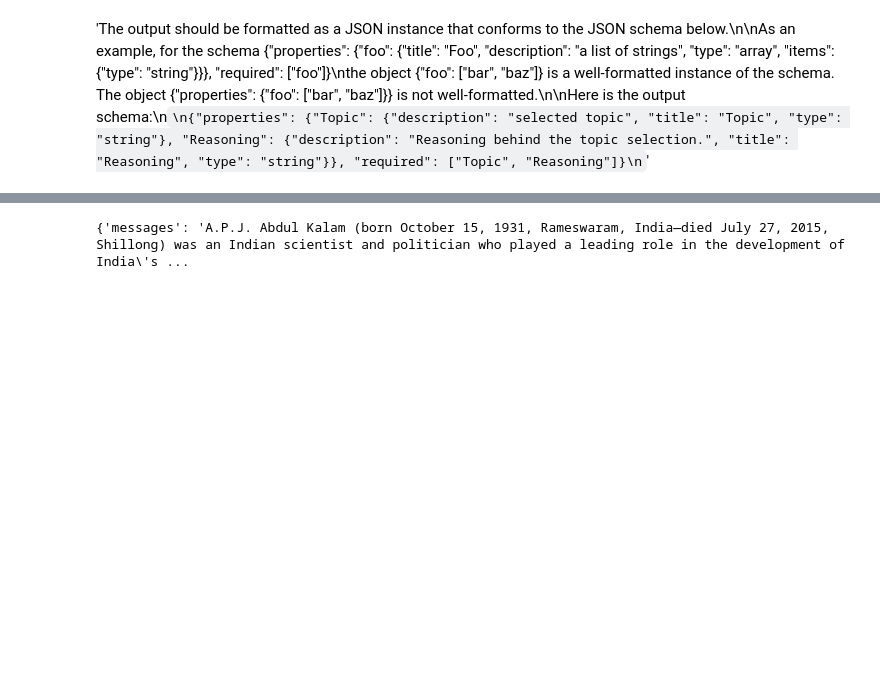
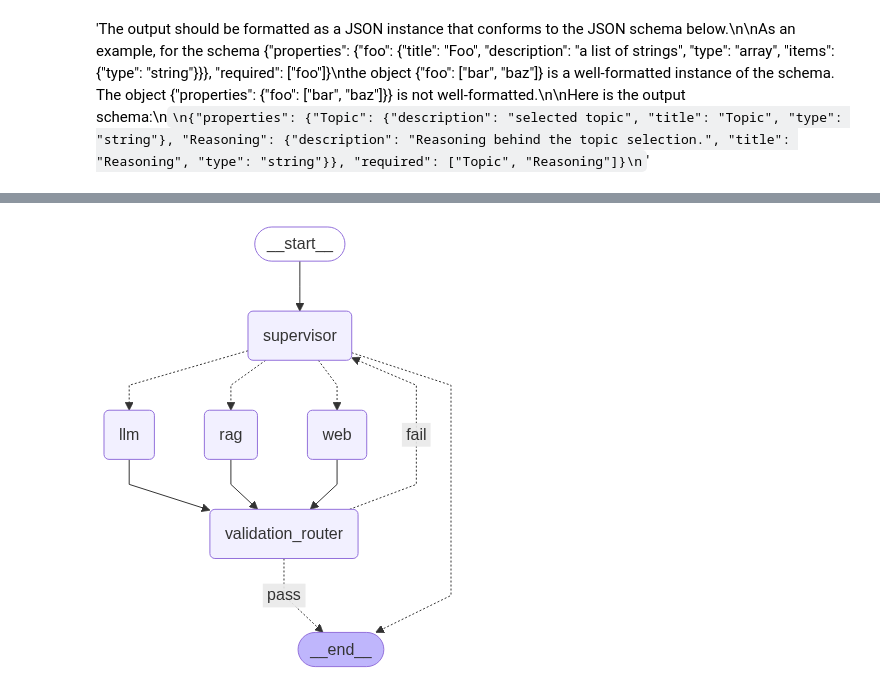
Before and after one commit to bhagwat-chate/agentic-RAG-with-supervisor-node, a Jupyter notebook: notebook/agentic-ai-RAG-with-supervisor-validator.ipynb, the cells around one changed output, grey strips where cells are left out. Drawn from its saved outputs; the diff is of its cells as text; code cells hidden in the pictures; blank space fills up the shorter version.

Commit message:
workflow with partial llm route

```diff
--- a/notebook/agentic-ai-RAG-with-supervisor-validator.ipynb
+++ b/notebook/agentic-ai-RAG-with-supervisor-validator.ipynb
@@ -306,6 +295,7 @@ parser.get_format_instructions()
 # %%
 class AgentState(TypedDict):
     messages: Annotated[Sequence[BaseMessage], operator.add]
+    validation_passed: bool
 # %%
 # supervisor function
 def supervisor(state: AgentState):
@@ -385,6 +410,12 @@ def web_crawler(state: AgentState):
-# %%
-web_crawler({
-    'messages': "APJ Abdul Kalam's first name?"
-})
-# %% [output]
-{'messages': 'A.P.J. Abdul Kalam (born October 15, 1931, Rameswaram, India—died July 27, 2015, Shillong) was an Indian scientist and politician who played a leading role in the development of India\'s ...
+# %%
+# router function: rag, llm, web
+
+def router(state: AgentState):
+    message = state['messages'][-1]
+
+    if 'rag' in message:
+        return 'rag'
+    elif 'web' in message:
+        return 'web'
+    elif 'llm' in message:
+        return 'llm'
@@ -390,0 +502,31 @@ web_crawler({
+# %%
+workflow = StateGraph(AgentState)
+
+workflow.add_node('supervisor', supervisor)
+workflow.add_node('rag', rag)
+workflow.add_node('llm', llm)
+workflow.add_node('web', web)
+workflow.add_node('validation_router', validation_router)
+
+workflow.add_conditional_edges('supervisor', router, {
+    'rag': 'rag',
+    'web': 'web',
+    'llm': 'llm'
+})
+
+workflow.add_edge('rag', 'validation_router')
+workflow.add_edge('llm', 'validation_router')
+workflow.add_edge('web', 'validation_router')
+
+workflow.add_conditional_edges('validation_router', validation_router, {
+    'pass': '__end__',
+    'fail': 'supervisor'
+})
+
+workflow.set_entry_point('supervisor')
+workflow.add_edge("validation_router", END)  # NOT set_finish_point('__end__')
+
+app = workflow.compile()
+display(Image(app.get_graph().draw_mermaid_png()))
+# %% [output]
+[figure, added]
```
Also changed, not shown: parts of 14 cells of this notebook, 1 other file.
